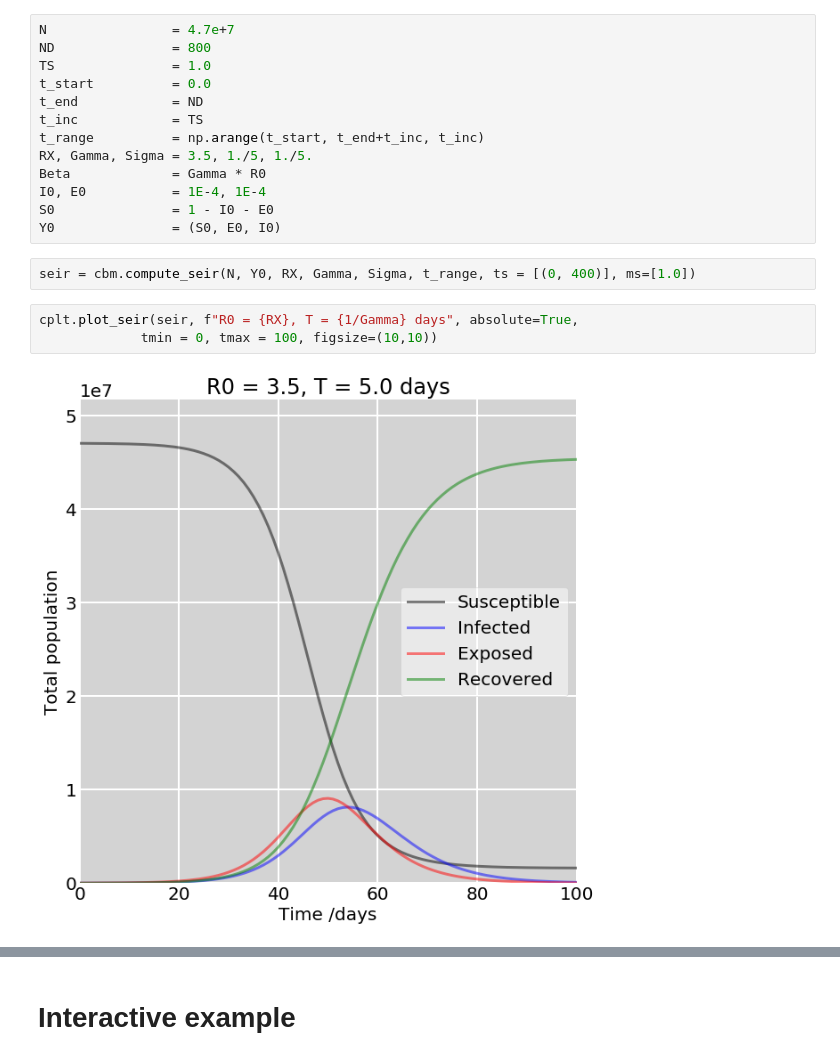
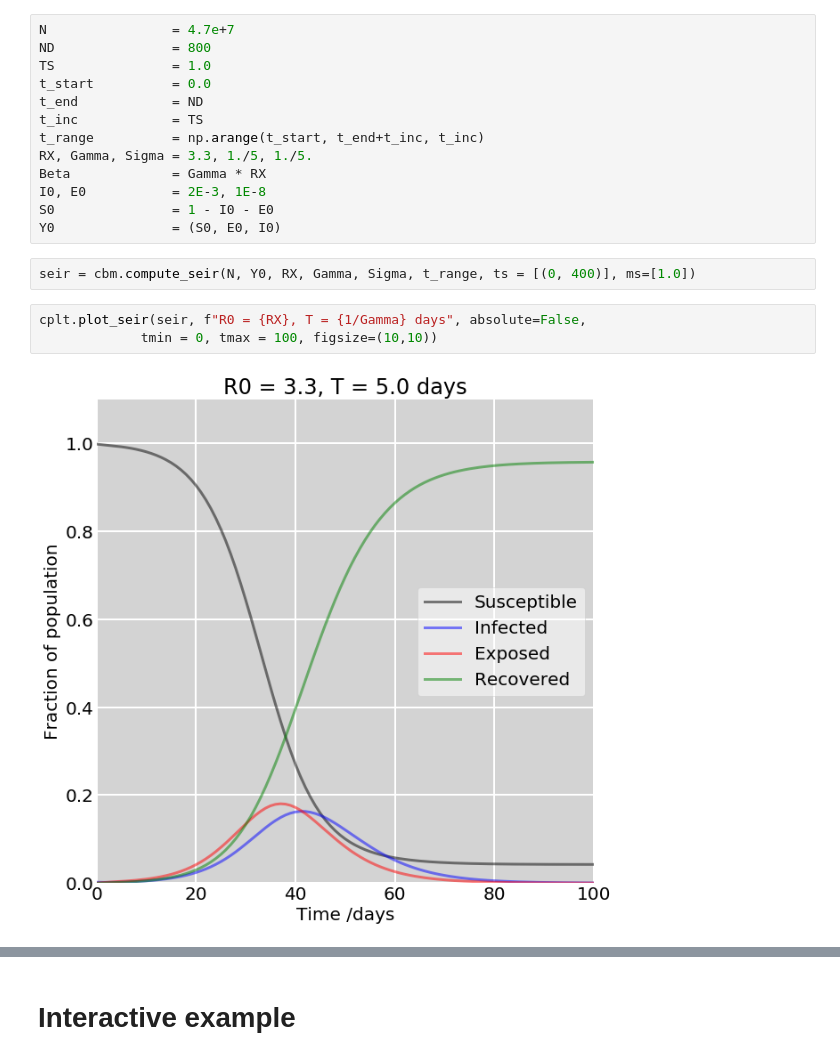
Before and after one commit to jjgomezcadenas/C19, a Jupyter notebook: nb/SEIR2_demo.ipynb, the cells around one changed output, grey strips where cells are left out. Cells and saved outputs as stored; diff of their text form.

```diff
--- a/nb/SEIR2_demo.ipynb
+++ b/nb/SEIR2_demo.ipynb
@@ -92,15 +89,15 @@ t_start          = 0.0
 t_end            = ND
 t_inc            = TS
 t_range          = np.arange(t_start, t_end+t_inc, t_inc)
-RX, Gamma, Sigma = 3.5, 1./5, 1./5.
-Beta             = Gamma * R0
-I0, E0           = 1E-4, 1E-4
+RX, Gamma, Sigma = 3.3, 1./5, 1./5.
+Beta             = Gamma * RX
+I0, E0           = 2E-3, 1E-8
 S0               = 1 - I0 - E0
 Y0               = (S0, E0, I0)
 # %%
 seir = cbm.compute_seir(N, Y0, RX, Gamma, Sigma, t_range, ts = [(0, 400)], ms=[1.0])
 # %%
-cplt.plot_seir(seir, f"R0 = {RX}, T = {1/Gamma} days", absolute=True,
+cplt.plot_seir(seir, f"R0 = {RX}, T = {1/Gamma} days", absolute=False,
              tmin = 0, tmax = 100, figsize=(10,10))
 # %% [output]
-[figure, old version]
+[figure, new version]
```
Also changed, not shown: parts of 3 cells of this notebook, 4 other files.
